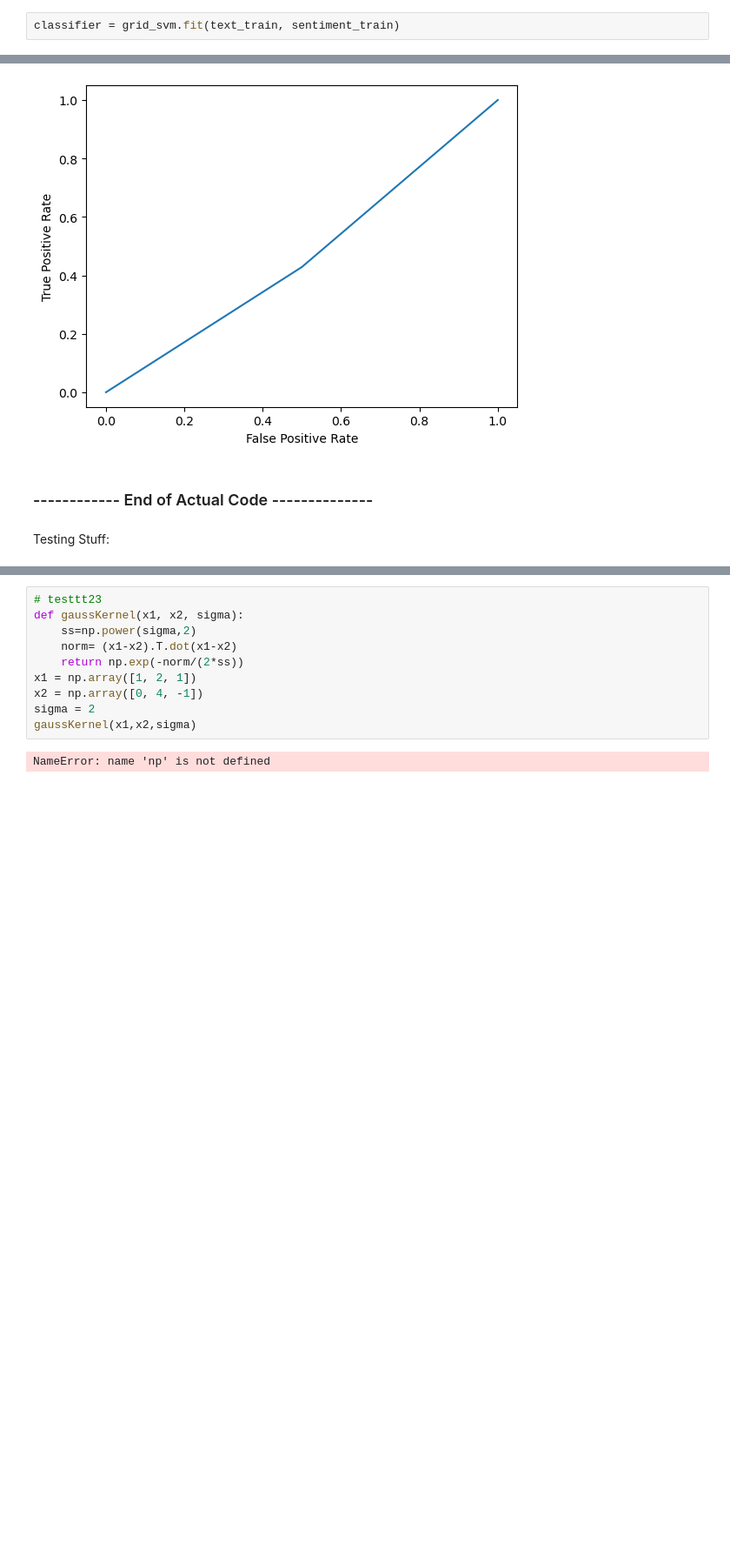
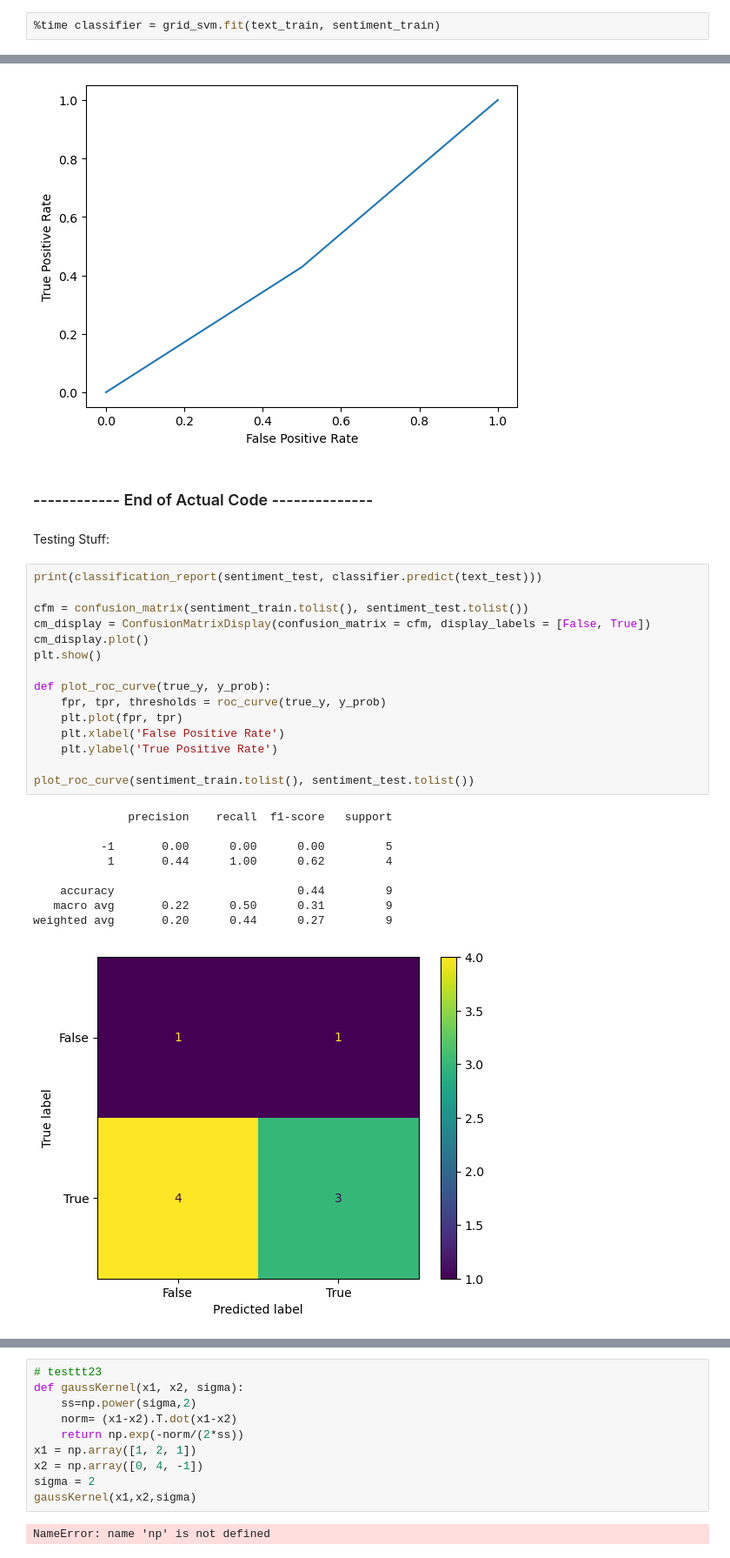
Before and after one commit to Disura-Randunu/Rankrr, a Jupyter notebook: emphasized_text_sentiment.ipynb, the cells around one changed output, grey strips where cells are left out. Shown at 87% size. Saved outputs shown, nothing was run; the diff lists cells and outputs as text; blank space fills up the shorter version.

```diff
--- a/emphasized_text_sentiment.ipynb
+++ b/emphasized_text_sentiment.ipynb
@@ -85,5 +98,5 @@ grid_svm = GridSearchCV(
     cv= StratifiedKFold(n_splits=2, shuffle=False, random_state=None),
 )
 # %%
-classifier = grid_svm.fit(text_train, sentiment_train)
+%time classifier = grid_svm.fit(text_train, sentiment_train)
 # %% [output]
@@ -135,3 +148,28 @@ plot_roc_curve(liked_train.tolist(), liked_test.tolist())
 ### ------------ End of Actual Code --------------
 # %% [markdown]
 Testing Stuff:
+# %%
+print(classification_report(sentiment_test, classifier.predict(text_test)))
+
+cfm = confusion_matrix(sentiment_train.tolist(), sentiment_test.tolist())
+cm_display = ConfusionMatrixDisplay(confusion_matrix = cfm, display_labels = [False, True])
+cm_display.plot()
+plt.show()
+
+def plot_roc_curve(true_y, y_prob):
+    fpr, tpr, thresholds = roc_curve(true_y, y_prob)
+    plt.plot(fpr, tpr)
+    plt.xlabel('False Positive Rate')
+    plt.ylabel('True Positive Rate')
+
+plot_roc_curve(sentiment_train.tolist(), sentiment_test.tolist())
+# %% [output]
+              precision    recall  f1-score   support
+
+          -1       0.00      0.00      0.00         5
+           1       0.44      1.00      0.62         4
+
+    accuracy                           0.44         9
+   macro avg       0.22      0.50      0.31         9
+weighted avg       0.20      0.44      0.27         9
+[figure, added]
```
Also changed, not shown: parts of 5 cells of this notebook, 1 other file.
